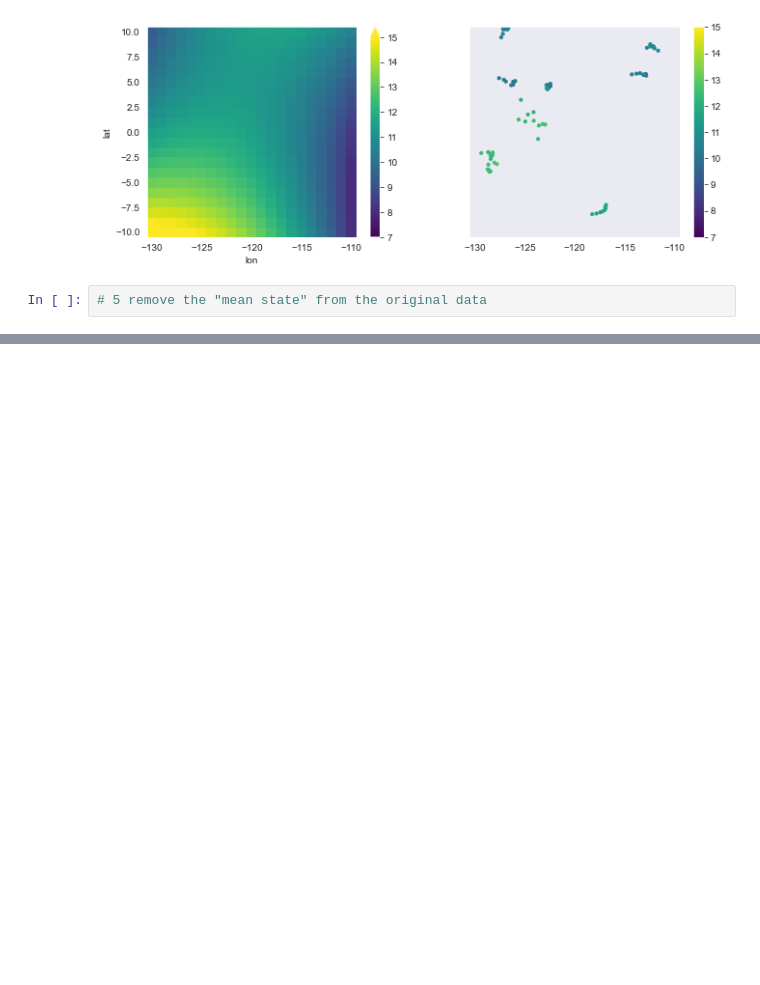
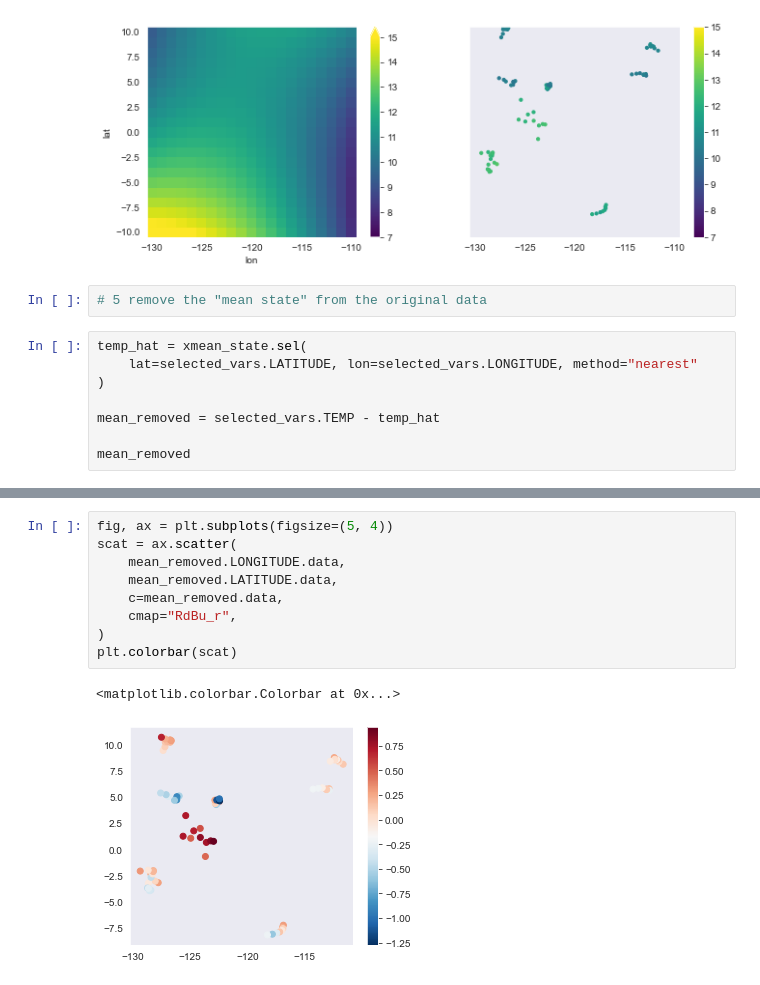
Before and after one commit to oceanhackweek/ohw20-proj-argo-mapping, a Jupyter notebook: notebook1-argo_data_Gerardo.ipynb, the cells around one changed output, grey strips where cells are left out. Saved outputs shown, nothing was run; the diff lists cells and outputs as text; blank space fills up the shorter version.

Commit message:
Remove mean from original data

```diff
--- a/notebook1-argo_data_Gerardo.ipynb
+++ b/notebook1-argo_data_Gerardo.ipynb
@@ -250,3 +250,11 @@ plt.colorbar(scat)
 [figure]
 # %%
 # 5 remove the "mean state" from the original data
+# %%
+temp_hat = xmean_state.sel(
+    lat=selected_vars.LATITUDE, lon=selected_vars.LONGITUDE, method="nearest"
+)
+
+mean_removed = selected_vars.TEMP - temp_hat
+
+mean_removed
@@ -252,0 +279,12 @@ plt.colorbar(scat)
+# %%
+fig, ax = plt.subplots(figsize=(5, 4))
+scat = ax.scatter(
+    mean_removed.LONGITUDE.data,
+    mean_removed.LATITUDE.data,
+    c=mean_removed.data,
+    cmap="RdBu_r",
+)
+plt.colorbar(scat)
+# %% [output]
+<matplotlib.colorbar.Colorbar at 0x...>
+[figure, added]
```
Also changed, not shown: parts of 5 cells of this notebook.
